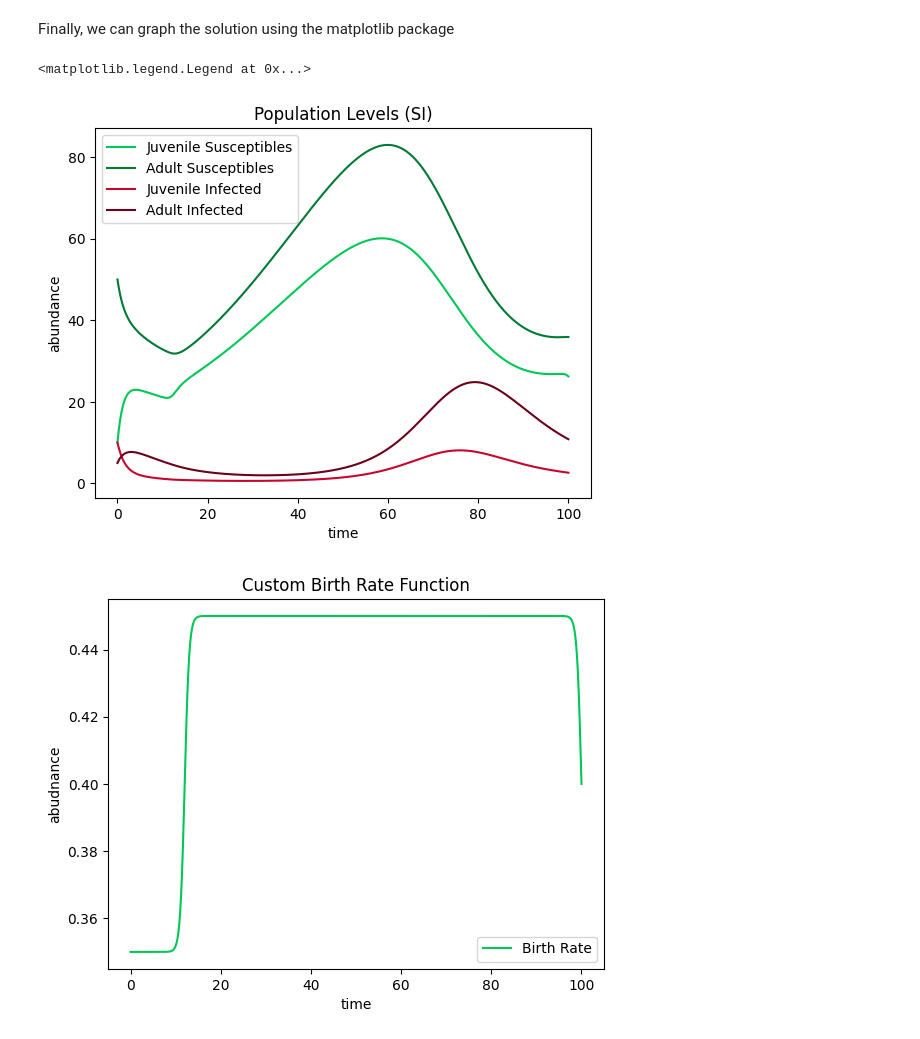
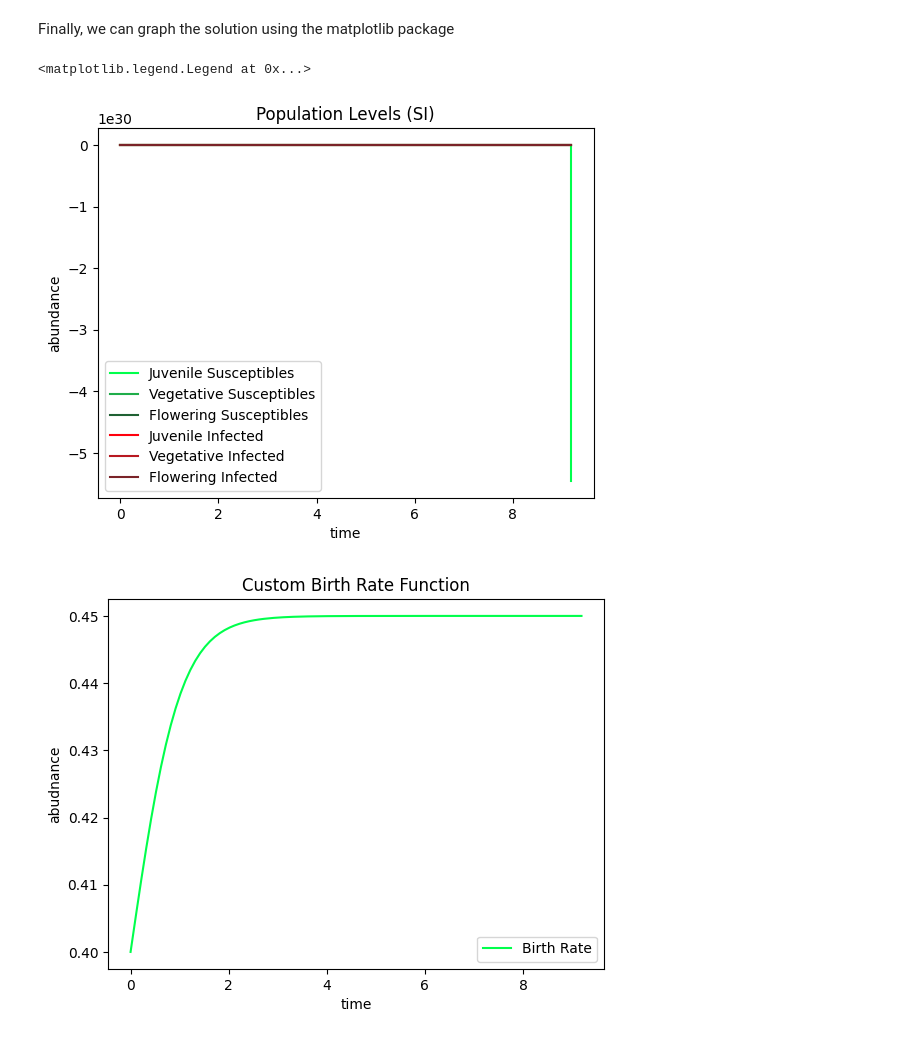
Before and after one commit to bds062/Host-Pathogen-Evolutionary-Dynamics-Model, a Jupyter notebook: sir_model.ipynb, the cells around one changed output. Drawn from its saved outputs; the diff is of its cells as text; code cells hidden in the pictures.

```diff
--- a/sir_model.ipynb
+++ b/sir_model.ipynb
@@ -236,19 +215,35 @@ Current total: 961.7682908188578,current proportion: 0.7682279130935029, current
+# %%
+#Run the solve_ivp function to get a numerical solution
+solution = solve_ivp(SI, t, X_0, args=(Bj, Ba, theta, death, maturity), max_step=0.1)
+
+Sj = solution.y[0, :]
+Sv = solution.y[1, :]
+Sf = solution.y[2, :]
+Ij = solution.y[3, :]
+Iv = solution.y[4, :]
+If = solution.y[5, :]
+
+time_points = solution.t
 # %% [markdown]
 Finally, we can graph the solution using the matplotlib package
 # %%
-colSj='#02c757'
-colSa='#017a36'
-colIj='#c70630'
-colIa='#6b0219'
+colSj='#00ff4c'
+colSv='#1fad4a'
+colSf='#1f6133'
+colIj='#ff000d'
+colIv='#b81820'
+colIf='#7a2328'
 colTot='#245bd1'
 
 #The first graph represents the population levels of each demographic accross the timescale
 fig, populationGraph = plt.subplots()
 populationGraph.set_title('Population Levels (SI)')
 populationGraph.plot(time_points, Sj, label='Juvenile Susceptibles', color=colSj)
-populationGraph.plot(time_points, Sa, label='Adult Susceptibles', color=colSa)
+populationGraph.plot(time_points, Sv, label='Vegetative Susceptibles', color=colSv)
+populationGraph.plot(time_points, Sf, label='Flowering Susceptibles', color=colSf)
 populationGraph.plot(time_points, Ij, label='Juvenile Infected', color=colIj)
-populationGraph.plot(time_points, Ia, label='Adult Infected', color=colIa)
+populationGraph.plot(time_points, Iv, label='Vegetative Infected', color=colIv)
+populationGraph.plot(time_points, If, label='Flowering Infected', color=colIf)
 # populationGraph.plot(time_points, Sj+Sa+Ij+Ia, label='Total', color=colTot)
 # populationGraph.plot((startJ, startJ+.000000001), (0, max(Sa)), '--', color=colIj)
 # populationGraph.plot((endJ, endJ+.000000001), (0, 100), '--', color=colIj)
@@ -269,45 +264,47 @@ populationGraph.legend()
 # birthGraph.set_ylabel('abundance')
 # birthGraph.legend()
 
 #This graph represents the death levels of each demographic across the timescale, DOES NOT WORK AS INTENDED
 # fig, deathGraph = plt.subplots()
 # deathGraph.set_title('Death Levels')
 # deathGraph.plot(time_points, theta*S*(S+I)+death*S, label='Susceptible Deaths Per Day', color='#23a81e')
 # deathGraph.plot(time_points, death*I, label='Infected Deaths Per Day', color='#c70630')
 # deathGraph.set_xlabel('time')
 # deathGraph.set_ylabel('abundance')
 # deathGraph.legend()
 
 #The second graph represents the current birth pulse function
 fig, custom = plt.subplots()
 custom.set_title('Custom Birth Rate Function')
-custom.plot(time_points, birthVector(time_points, startB, endB, midB, baseB), label='Birth Rate', color=colSj)
+custom.plot(time_points, birthVector(time_points), label='Birth Rate', color=colSj)
 custom.plot()
 custom.set_xlabel('time')
 custom.set_ylabel('abudnance')
 custom.legend()
 
 #The third graph represenents both tramission pulse functions
 fig, custom2 = plt.subplots()
-custom2.set_title('Custom Transmission Rate Functions')
-custom2.plot(time_points, vectorTanH(time_points, startJ, endJ, Bj, baseJ), label='Juvenile Infection Rate', color=colIj)
-custom2.plot(time_points, vectorTanH(time_points, startA, endA, Ba, baseA), label='Adult Infection Rate', color=colIa)
+custom2.set_title('Custom Transition Rate Functions')
+# custom2.plot(time_points, vegetatingS(time_points), label='Susceptible Vegetating Rate', color=colSv)
+custom2.plot(time_points, floweringS(time_points), label='Susceptible Flowering Rate', color=colSf)
+# custom2.plot(time_points, vegetatingI(time_points), label='Infected Vegetating Rate', color=colIv)
+custom2.plot(time_points, floweringI(time_points), label='Infected Flowering Rate', color=colIf)
 custom2.plot()
 custom2.set_xlabel('time')
 custom2.set_ylabel('abundance')
 custom2.legend()
 
 #The fourth graph represents the optimization points of the pathogen, showing how successful was if the pathogen peak started at that t value
-fig, pathogenEvolution = plt.subplots()
-pathogenEvolution.set_title('Pathogen Evolution Optimization')
-pathogenEvolution.plot(short_time, proportions, label='Susceptible Adults - Infected Adults', color=colTot)
-# pathogenEvolution.plot((startJ, startJ+.000000001), (0, 100), '--', color=colIj)
-pathogenEvolution.plot((startA, startA+.000000001), (0, max(proportions)), '--', color=colIj, label='Adult Pulse Beginning')
-pathogenEvolution.plot()
-pathogenEvolution.set_xlabel('time')
-pathogenEvolution.set_ylabel('proportion')
-pathogenEvolution.legend()
+# fig, pathogenEvolution = plt.subplots()
+# pathogenEvolution.set_title('Pathogen Evolution Optimization')
+# pathogenEvolution.plot(short_time, proportions, label='Susceptible Adults - Infected Adults', color=colTot)
+# # pathogenEvolution.plot((startJ, startJ+.000000001), (0, 100), '--', color=colIj)
+# pathogenEvolution.plot((startA, startA+.000000001), (0, max(proportions)), '--', color=colIj, label='Adult Pulse Beginning')
+# pathogenEvolution.plot()
+# pathogenEvolution.set_xlabel('time')
+# pathogenEvolution.set_ylabel('proportion')
+# pathogenEvolution.legend()
 # %% [output]
 <matplotlib.legend.Legend at 0x...>
-[figure, old version]
+[figure, new version]
-[figure, old version]
+[figure, new version]
```
Also changed, not shown: parts of 6 cells of this notebook.
